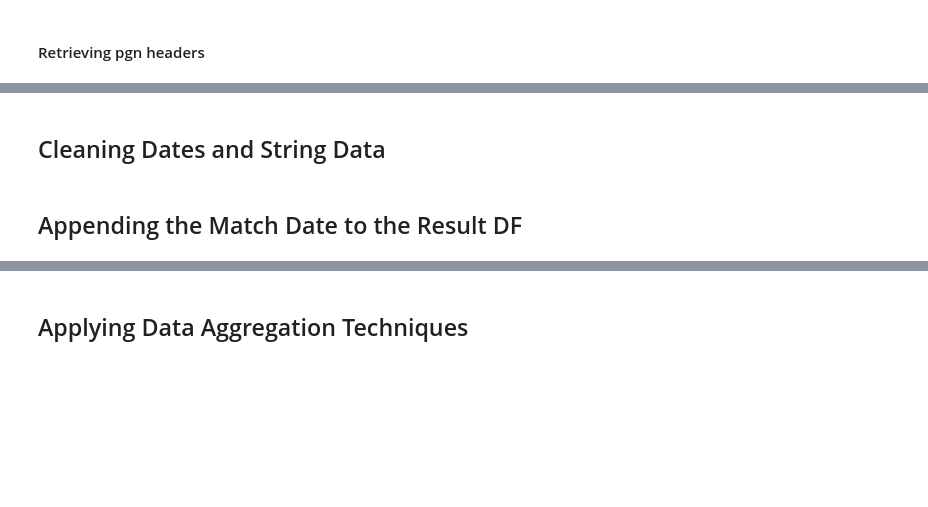
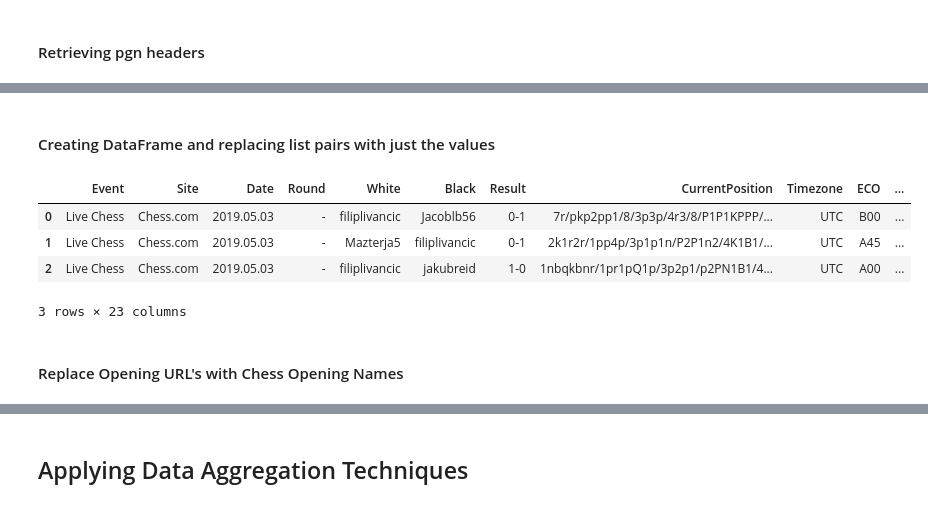
Before and after one commit to Filpill/chess_analysis, a Jupyter notebook: chess_analysis_v2.ipynb, the cells around one changed output, grey strips where cells are left out. Cells and saved outputs as stored; diff of their text form; code cells hidden in the pictures; blank space fills up the shorter version.

Commit message:
cleaned pgn data and put into pandas dataframe

```diff
--- a/chess_analysis_v2.ipynb
+++ b/chess_analysis_v2.ipynb
@@ -136,0 +135,4 @@ Transforming JSON data into a dataframe
+# %%
+df = df.loc[df['rules']=='chess']
+df.reset_index(drop=True,inplace=True)
+df.head(3)
@@ -169,6 +176,7 @@ pgn_list[1]
 #### Retrieving pgn headers
 # %%
 for pgn in pgn_list[0]:
-    headers = [pgn[0] if len(pgn[0]) < 20 else 'Chess Moves' for pgn in pgn_list[0]]
-print(headers)
+    headers = [pgn[0] if len(pgn[0]) < 20 else 'Moves' for pgn in pgn_list[0]]
+
+print(len(headers),headers)
 # %% [output]
@@ -178,17 +183,0 @@ print(headers)
-# %%
-chess_list_of_dicts = []
-for i,pgn in enumerate(pgn_list):
-    print(len(pgn_list))
-
-    for j in range(len(pgn)):
-        print(i,'-------',pgn[i])
-
-        if pgn[j][0] != '':
-            if len(pgn[i]) == 2:
-                chess_list_of_dicts.append({pgn[j][0]:pgn[j][1]})
-            elif len(pgn[i]) == 1:
-                chess_list_of_dicts.append({'Chess Moves':pgn[j][0]})
-        # print({pgn[i][0]:pgn[i][1]})
-
-# df_pgn = pd.DataFrame(data=None,columns=headers)
-# df_pgn
@@ -329,2 +183,0 @@ pgn
-# %% [markdown]
-## Cleaning Dates and String Data
@@ -343,2 +183,0 @@ pgn
-# %% [markdown]
-## Appending the Match Date to the Result DF
@@ -348,0 +184,20 @@ pgn
+# %% [markdown]
+#### Creating DataFrame and replacing list pairs with just the values
+# %%
+df_pgn = pd.DataFrame(pgn_list,columns=headers)
+for col_head in headers:
+    # print(f'Replacing List Pairs with Values For Column: {col_head}')
+    for i,list_pair in enumerate(df_pgn[col_head]):
+        if len(list_pair) == 2:
+            df_pgn.at[i,col_head]  = list_pair[1]
+        elif len(list_pair) == 1:
+            df_pgn.at[i,col_head]  = list_pair[0]
+df_pgn.head(3)
+# %% [output]
+|  | Event | Site | Date | Round | White | Black | Result | CurrentPosition | Timezone | ECO | ... |
+| 0 | Live Chess | Chess.com | 2019.05.03 | - | filiplivancic | Jacoblb56 | 0-1 | 7r/pkp2pp1/8/3p3p/4r3/8/P1P1KPPP/... | UTC | B00 | ... |
+| 1 | Live Chess | Chess.com | 2019.05.03 | - | Mazterja5 | filiplivancic | 0-1 | 2k1r2r/1pp4p/3p1p1n/P2P1n2/4K1B1/... | UTC | A45 | ... |
+| 2 | Live Chess | Chess.com | 2019.05.03 | - | filiplivancic | jakubreid | 1-0 | 1nbqkbnr/1pr1pQ1p/3p2p1/p2PN1B1/4... | UTC | A00 | ... |
+3 rows × 23 columns
+# %% [markdown]
+#### Replace Opening URL's with Chess Opening Names
```
Also changed, not shown: parts of 34 cells of this notebook.
